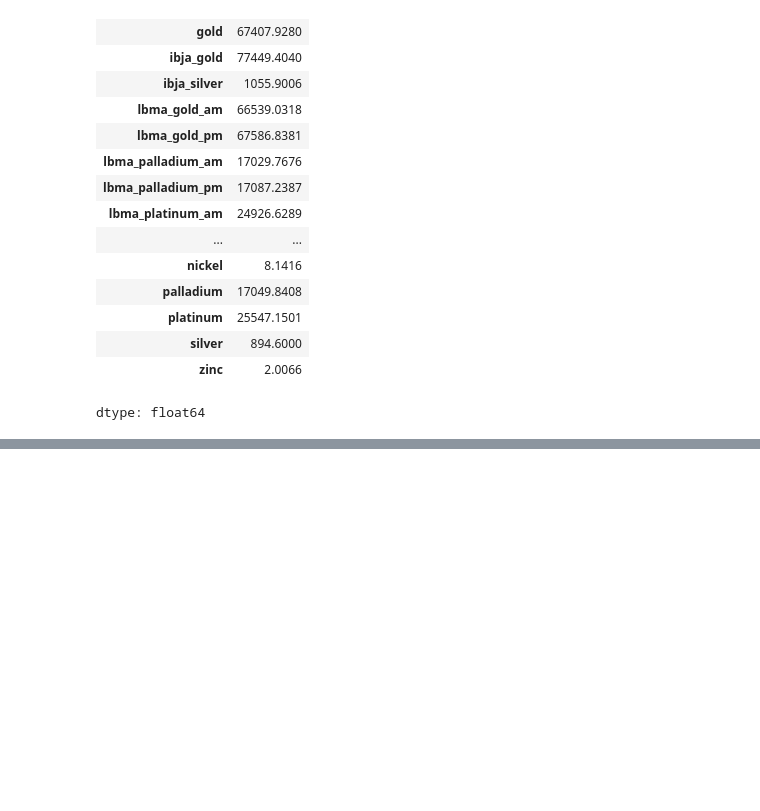
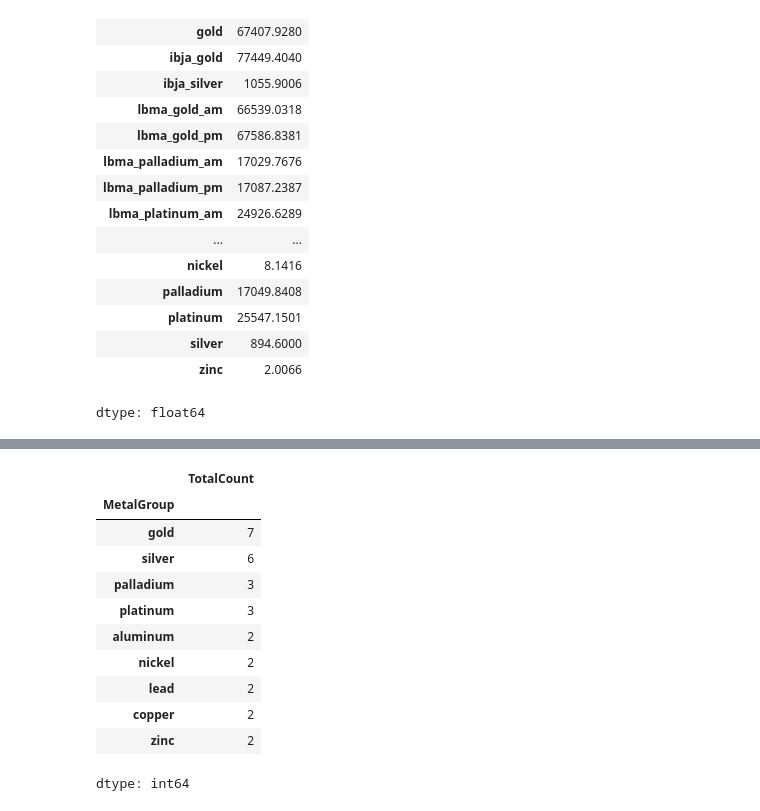
Before and after one commit to Otto-C/Otto-C.github.io, a Jupyter notebook: 01_Bullion_API_Extraction.ipynb, the cells around one changed output, grey strips where cells are left out. Saved outputs shown, nothing was run; the diff lists cells and outputs as text; code cells hidden in the pictures; blank space fills up the shorter version.

```diff
--- a/01_Bullion_API_Extraction.ipynb
+++ b/01_Bullion_API_Extraction.ipynb
@@ -1566 +1566,21 @@ df.groupby('MetalGroup')['Price'].sum()
 dtype: float64
+# %%
+# SELECT MetalGroup, COUNT(*)
+# FROM df
+# GROUP BY MetalGroup;
+
+#df.groupby("MetalGroup").size().rename("TotalCount").sort_values("TotalCount", ascending = False)
+df.groupby("MetalGroup").size().rename("TotalCount").sort_values(ascending=False)
+# %% [output]
+|  | TotalCount |
+| MetalGroup |  |
+| gold | 7 |
+| silver | 6 |
+| palladium | 3 |
+| platinum | 3 |
+| aluminum | 2 |
+| nickel | 2 |
+| lead | 2 |
+| copper | 2 |
+| zinc | 2 |
+dtype: int64
```
Also changed, not shown: parts of 4 cells of this notebook.
